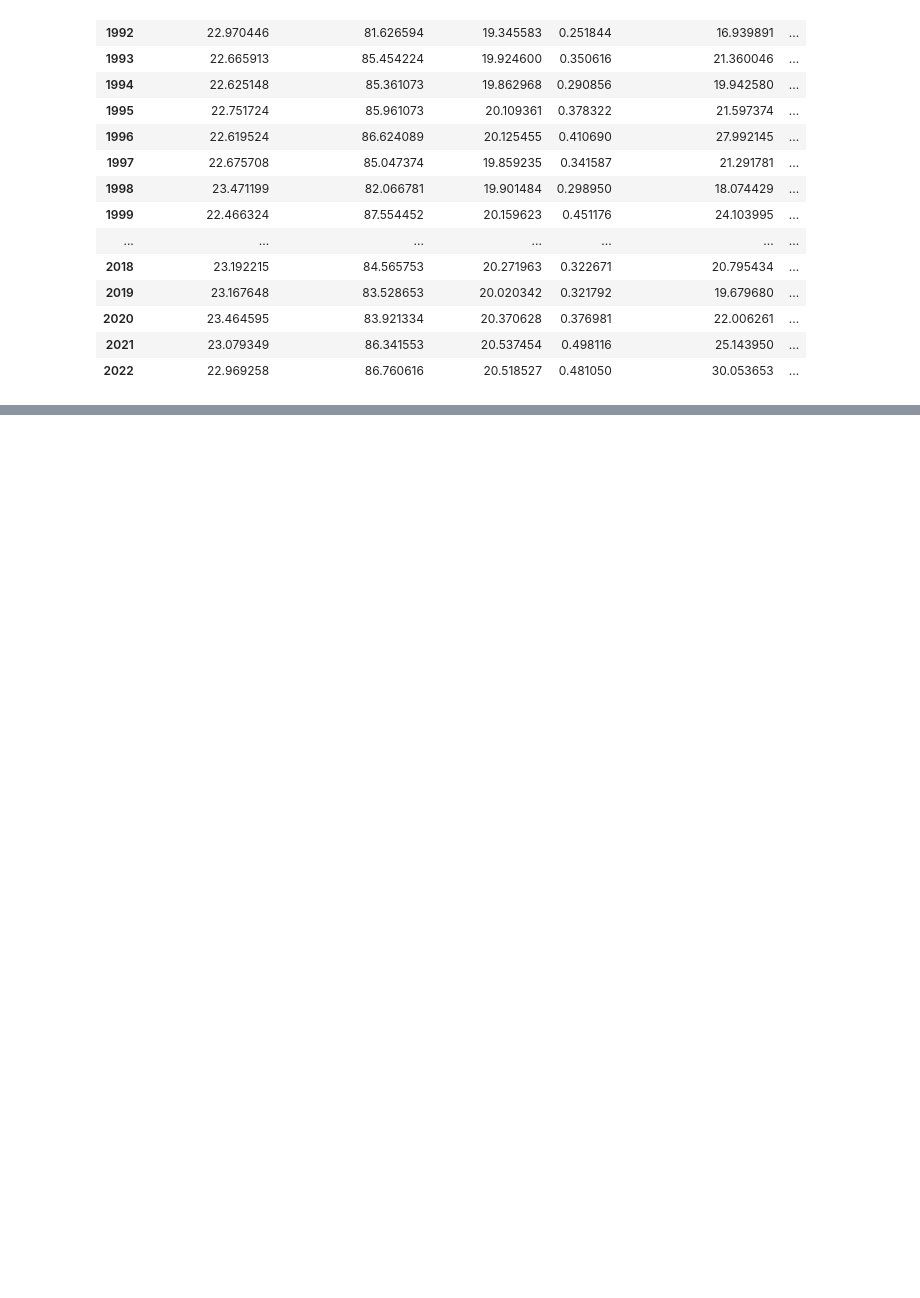
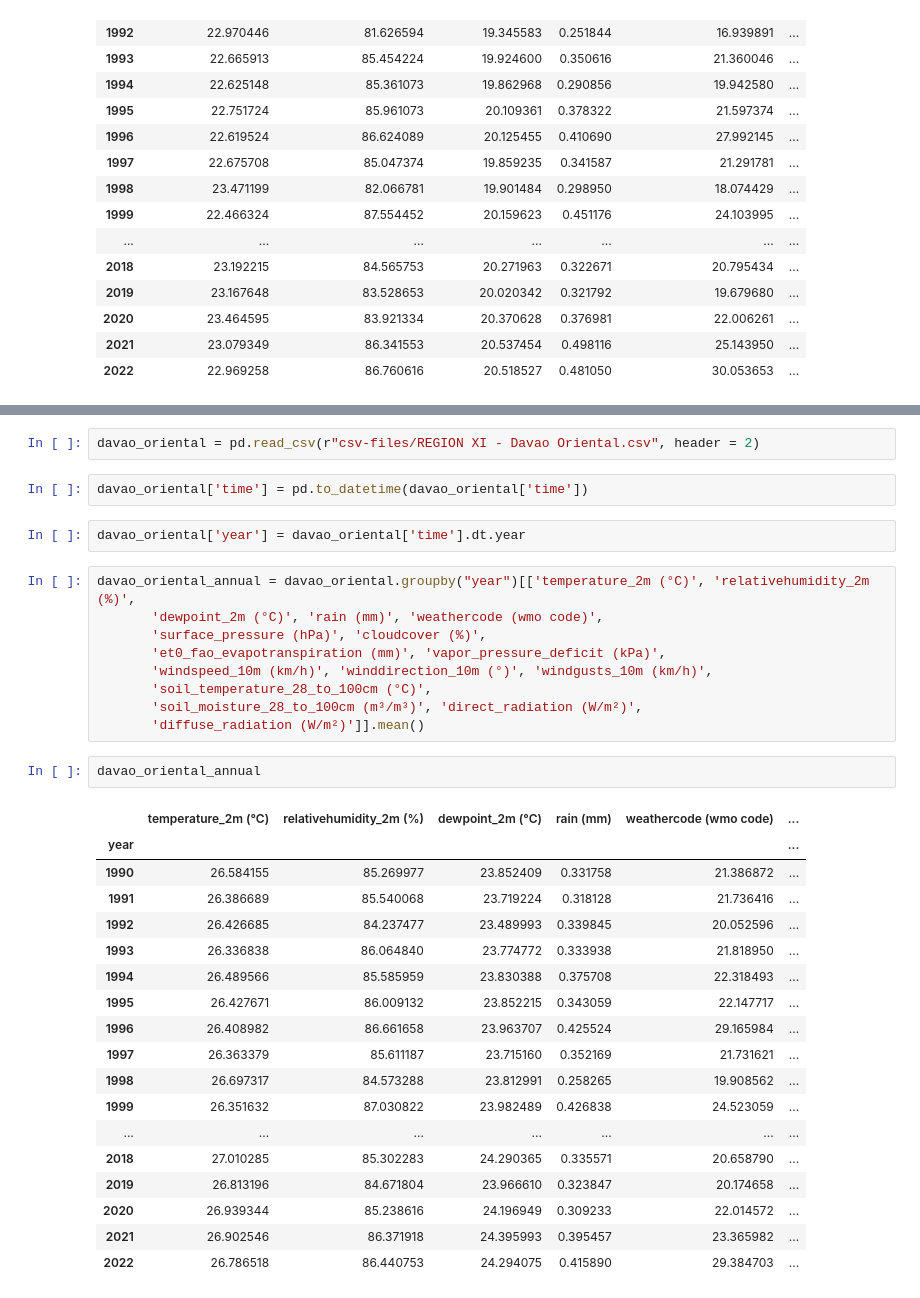
Before and after one commit to darahmanayaga/thesis-2, a Jupyter notebook: historical-data-hourly-to-annual.ipynb, the cells around one changed output, grey strips where cells are left out. Cells and saved outputs as stored; diff of their text form; blank space fills up the shorter version.

```diff
--- a/historical-data-hourly-to-annual.ipynb
+++ b/historical-data-hourly-to-annual.ipynb
@@ -81,0 +160,36 @@ davao_del_norte_annual
+# %%
+davao_oriental = pd.read_csv(r"csv-files/REGION XI - Davao Oriental.csv", header = 2)
+# %%
+davao_oriental['time'] = pd.to_datetime(davao_oriental['time'])
+# %%
+davao_oriental['year'] = davao_oriental['time'].dt.year
+# %%
+davao_oriental_annual = davao_oriental.groupby("year")[['temperature_2m (°C)', 'relativehumidity_2m (%)',
+       'dewpoint_2m (°C)', 'rain (mm)', 'weathercode (wmo code)',
+       'surface_pressure (hPa)', 'cloudcover (%)',
+       'et0_fao_evapotranspiration (mm)', 'vapor_pressure_deficit (kPa)',
+       'windspeed_10m (km/h)', 'winddirection_10m (°)', 'windgusts_10m (km/h)',
+       'soil_temperature_28_to_100cm (°C)',
+       'soil_moisture_28_to_100cm (m³/m³)', 'direct_radiation (W/m²)',
+       'diffuse_radiation (W/m²)']].mean()
+# %%
+davao_oriental_annual
+# %% [output]
+|  | temperature_2m (°C) | relativehumidity_2m (%) | dewpoint_2m (°C) | rain (mm) | weathercode (wmo code) | ... |
+| year |  |  |  |  |  | ... |
+| 1990 | 26.584155 | 85.269977 | 23.852409 | 0.331758 | 21.386872 | ... |
+| 1991 | 26.386689 | 85.540068 | 23.719224 | 0.318128 | 21.736416 | ... |
+| 1992 | 26.426685 | 84.237477 | 23.489993 | 0.339845 | 20.052596 | ... |
+| 1993 | 26.336838 | 86.064840 | 23.774772 | 0.333938 | 21.818950 | ... |
+| 1994 | 26.489566 | 85.585959 | 23.830388 | 0.375708 | 22.318493 | ... |
+| 1995 | 26.427671 | 86.009132 | 23.852215 | 0.343059 | 22.147717 | ... |
+| 1996 | 26.408982 | 86.661658 | 23.963707 | 0.425524 | 29.165984 | ... |
+| 1997 | 26.363379 | 85.611187 | 23.715160 | 0.352169 | 21.731621 | ... |
+| 1998 | 26.697317 | 84.573288 | 23.812991 | 0.258265 | 19.908562 | ... |
+| 1999 | 26.351632 | 87.030822 | 23.982489 | 0.426838 | 24.523059 | ... |
+| ... | ... | ... | ... | ... | ... | ... |
+| 2018 | 27.010285 | 85.302283 | 24.290365 | 0.335571 | 20.658790 | ... |
+| 2019 | 26.813196 | 84.671804 | 23.966610 | 0.323847 | 20.174658 | ... |
+| 2020 | 26.939344 | 85.238616 | 24.196949 | 0.309233 | 22.014572 | ... |
+| 2021 | 26.902546 | 86.371918 | 24.395993 | 0.395457 | 23.365982 | ... |
+| 2022 | 26.786518 | 86.440753 | 24.294075 | 0.415890 | 29.384703 | ... |
```
Also changed, not shown: parts of 19 cells of this notebook.
